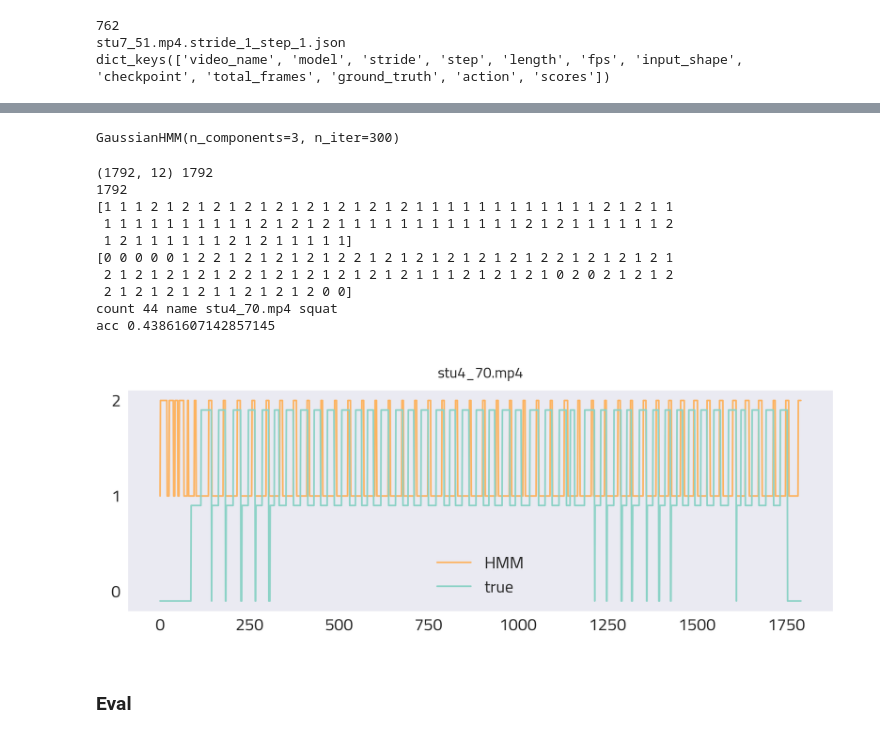
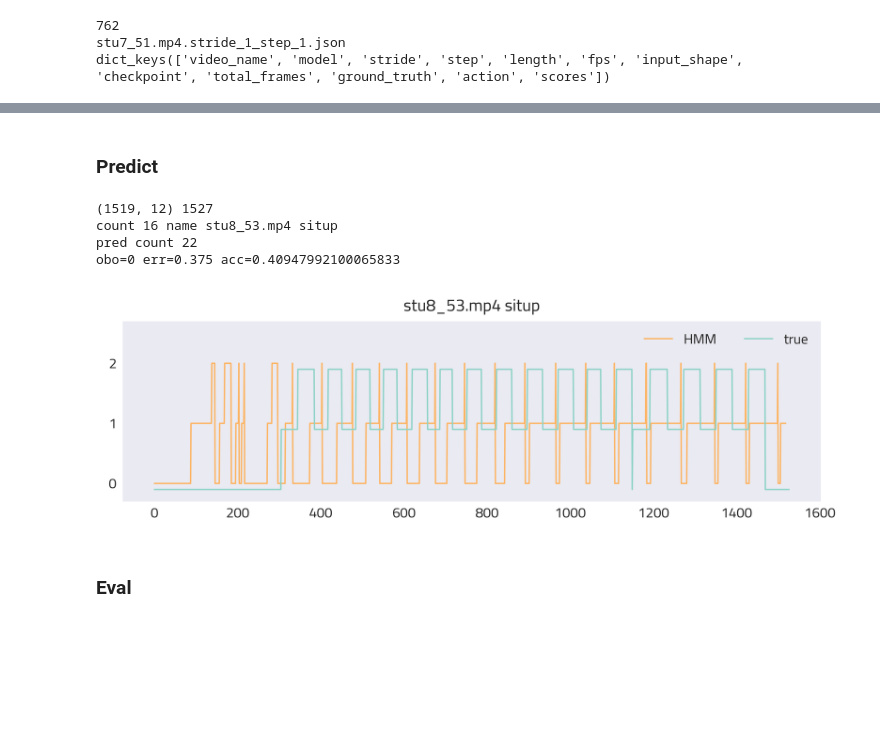
Before and after one commit to iucario/WorkoutDetector, a Jupyter notebook: notebooks/hmm.ipynb, the cells around one changed output, grey strips where cells are left out. Drawn from its saved outputs; the diff is of its cells as text; code cells hidden in the pictures; blank space fills up the shorter version.

```diff
--- a/notebooks/hmm.ipynb
+++ b/notebooks/hmm.ipynb
@@ -74,6 +76 @@ from workoutdetector.datasets import FeatureDataset
 from torch.utils.data import DataLoader
-# %%
-feat_ds = FeatureDataset(json_dir, anno_path, 'train', 'squat', window=1, stride=1)
-print(feat_ds.x.shape)
-transmat, pi, means, cov = feat_ds.hmm_stats(feat_ds.x, feat_ds.y)
-print(transmat, pi, means, cov)
@@ -98,5 +76,0 @@ print(transmat, pi, means, cov)
-# %%
-model = hmm.GaussianHMM(n_components=3, n_iter=300)
-model.fit(feat_ds.x.squeeze(1))
-# %% [output]
-GaussianHMM(n_components=3, n_iter=300)
@@ -103,43 +114,38 @@ GaussianHMM(n_components=3, n_iter=300)
+# %% [markdown]
+### Predict
 # %%
-val_data = list(helper.get_rep_data(['val'], ['squat']).values())
+val_data = list(helper.get_rep_data(['val'], [action]).values())
 item = random.choice(val_data)
+
 val_x = []
 js = json.load(open(osj(json_dir, template.format(item.video_name))))
 for i,v in js['scores'].items():
     val_x.append(np.array(list(v.values())))
 val_x = np.array(val_x)
-val_y = reps_to_label(item.reps, item.total_frames, item.class_)[0:0+len(val_x)]
-val_y = np.array(val_y)
+val_y = np.array(reps_to_label(item.reps, item.total_frames))
 print(val_x.shape, len(val_y))
 
 pred = model.predict(val_x)
-print(len(pred))
-print(pred[::20])
-print(val_y[::20])
 print('count', len(js['ground_truth'])//2, 'name', item.video_name, item.class_)
 
-acc = (pred == val_y).mean()
-print('acc', acc)
-
-fig= plt.figure(figsize=(5,2), dpi=500)
+obo, err, acc, reps = hmm_infer(model, val_x, item.reps)
+print('pred count', len(reps) // 2)
+print(f'obo={obo} err={err} acc={acc}')
+fig= plt.figure(figsize=(6,2), dpi=500)
 plt.tight_layout()
 plt.plot(pred, 'C5', label='HMM')
 plt.plot(val_y-0.1, 'C0', label='true')
+# plt.plot(reps_to_label(reps, item.total_frames), 'C1', label='reps')
 plt.yticks(range(3))
-plt.legend()
-plt.title(f'{item.video_name}', fontsize=7)
+plt.ylim(-0.3, 2.7)
+plt.legend(ncol=2)
+plt.title(f'{item.video_name} {item.class_}')
 plt.show()
 # %% [output]
-(1792, 12) 1792
-1792
-[1 1 1 2 1 2 1 2 1 2 1 2 1 2 1 2 1 2 1 2 1 1 1 1 1 1 1 1 1 1 1 1 2 1 2 1 1
- 1 1 1 1 1 1 1 1 1 1 2 1 2 1 2 1 1 1 1 1 1 1 1 1 1 1 1 2 1 2 1 1 1 1 1 1 2
- 1 2 1 1 1 1 1 1 2 1 2 1 1 1 1 1]
-[0 0 0 0 0 1 2 2 1 2 1 2 1 2 1 2 2 1 2 1 2 1 2 1 2 1 2 1 2 2 1 2 1 2 1 2 1
- 2 1 2 1 2 1 2 1 2 2 1 2 1 2 1 2 1 2 1 2 1 1 1 2 1 2 1 2 1 0 2 0 2 1 2 1 2
- 2 1 2 1 2 1 2 1 1 2 1 2 1 2 0 0]
-count 44 name stu4_70.mp4 squat
-acc 0.43861607142857145
+(1519, 12) 1527
+count 16 name stu8_53.mp4 situp
+pred count 22
+obo=0 err=0.375 acc=0.40947992100065833
-[figure, old version]
+[figure, new version]
 # %% [markdown]
 ### Eval
```
Also changed, not shown: parts of 8 cells of this notebook, 3 other files.
